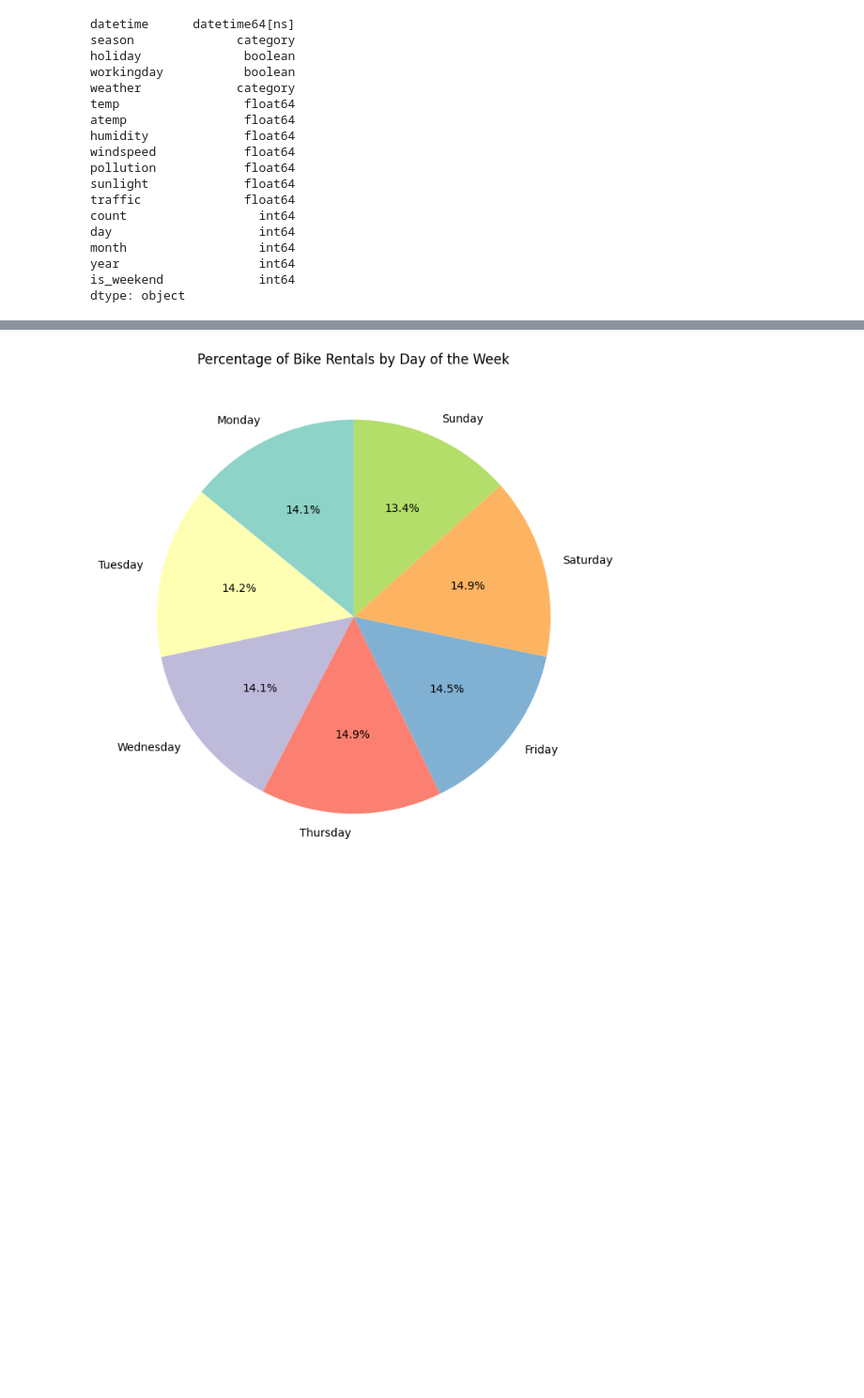
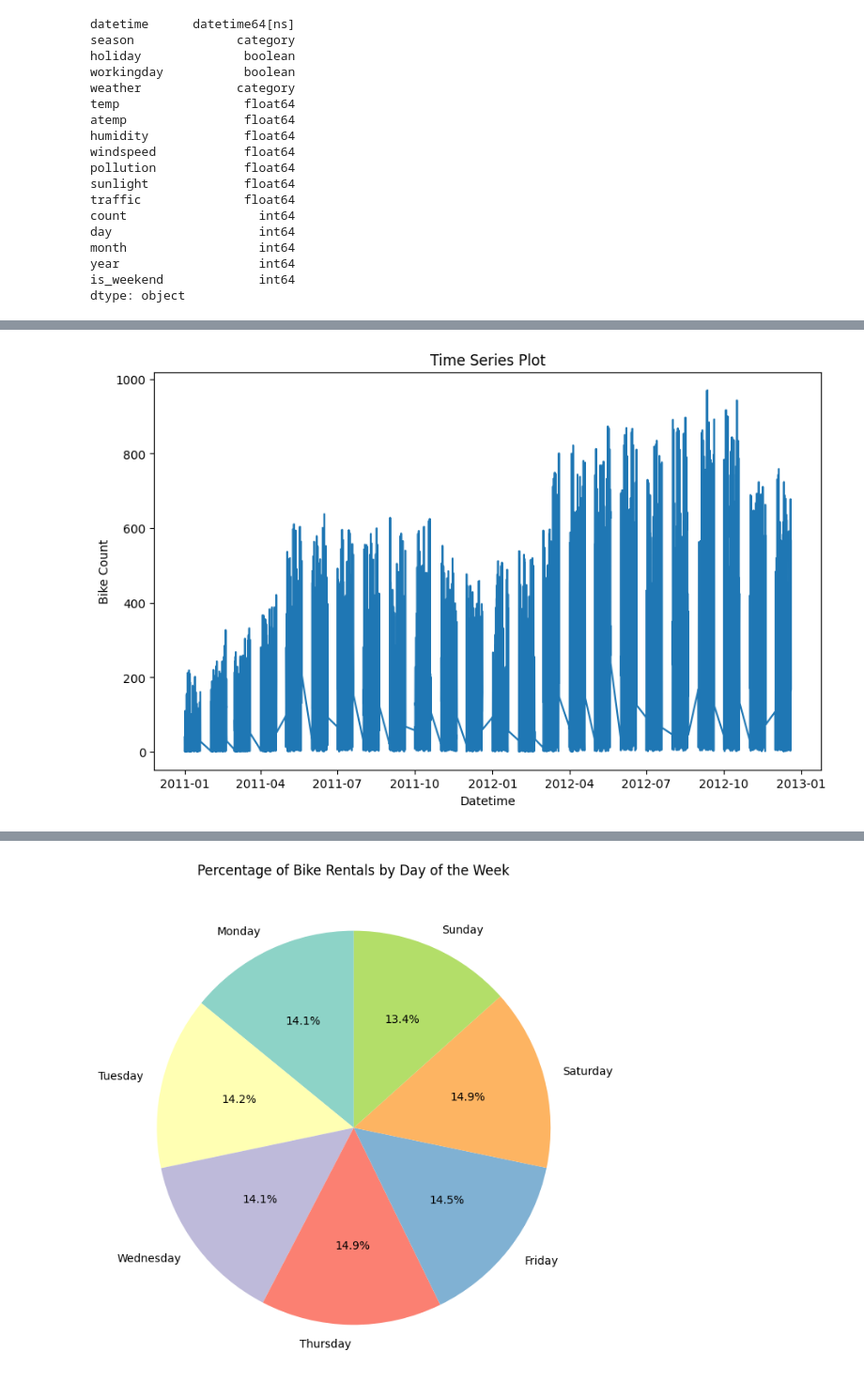
Before and after one commit to EitanBakirov/advanced-ml-dl-course, a Jupyter notebook: Assignment I/Assignment I - Group 4.ipynb, the cells around one changed output, grey strips where cells are left out. Shown at 94% size. Drawn from its saved outputs; the diff is of its cells as text; code cells hidden in the pictures; blank space fills up the shorter version.

Commit message:
Started some time analysis

```diff
--- a/Assignment I/Assignment I - Group 4.ipynb
+++ b/Assignment I/Assignment I - Group 4.ipynb
@@ -440,3 +439,7 @@ month                  int64
 year                   int64
 is_weekend             int64
 dtype: object
+# %%
+# Sort the DataFrame based on the 'datetime_column'
+train_data = train_data.sort_values(by='datetime')
+train_with_labels = train_with_labels.sort_values(by='datetime')
@@ -442,0 +462,10 @@ dtype: object
+# %%
+# Assuming 'datetime_column' is your datetime feature and 'target_variable' is the variable of interest
+plt.figure(figsize=(10, 6))
+plt.plot(train_with_labels['datetime'], train_with_labels['count'])
+plt.title('Time Series Plot')
+plt.xlabel('Datetime')
+plt.ylabel('Bike Count')
+plt.show()
+# %% [output]
+[figure, added]
```
Also changed, not shown: parts of 11 cells of this notebook.
